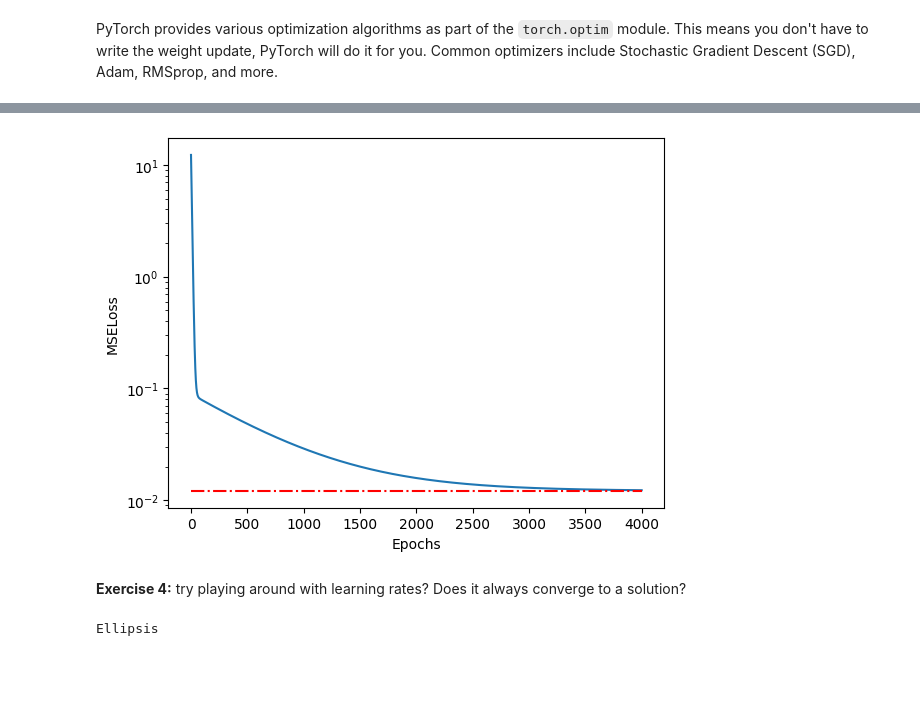
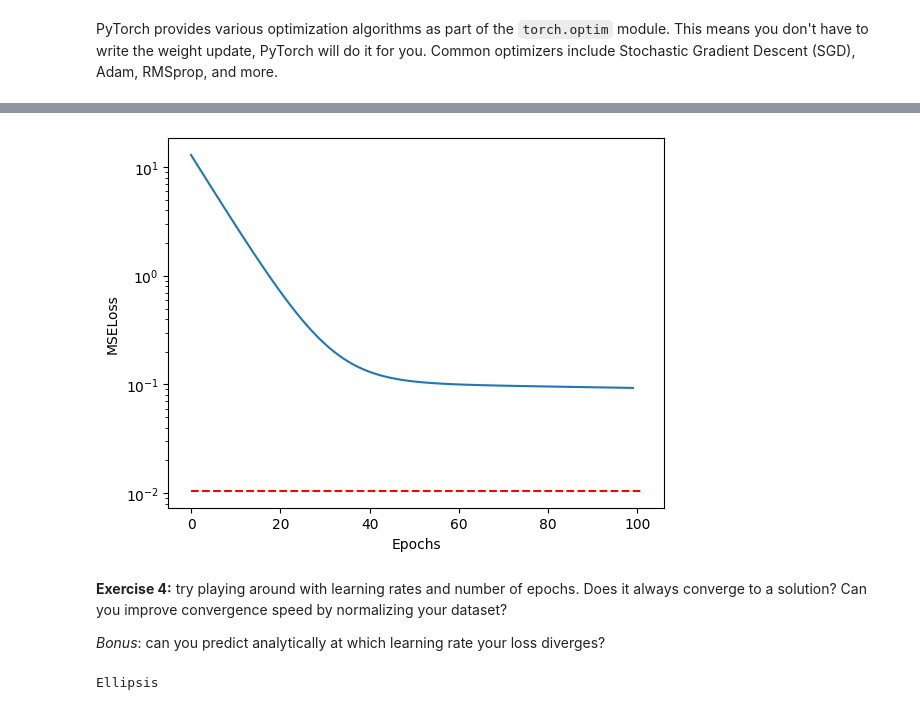
Before and after one commit to FedericoMilanesio/Unito-NeuralNetworks, a Jupyter notebook: notebooks/Lesson1.ipynb, the cells around one changed output, grey strips where cells are left out. Saved outputs shown, nothing was run; the diff lists cells and outputs as text; code cells hidden in the pictures; blank space fills up the shorter version.

```diff
--- a/notebooks/Lesson1.ipynb
+++ b/notebooks/Lesson1.ipynb
@@ -165,5 +171,3 @@ tensor(0.0121)
-# %%
-x.requires_grad = False
 # %% [markdown]
 ## Fitting with Gradient Descent
 # %% [markdown]
@@ -174,0 +181,3 @@ $ \dot b = - \mu \dfrac{\partial \mathcal{L}}{\partial b}$
+# %%
+def model(x, params):
+  return x * params[0] + params[1]      # y = x * a + b
@@ -181,7 +195,3 @@ tensor([0., 0.], requires_grad=True)
 print(params.grad)
 # %% [output]
 None
-# %%
-def model(x, params):
-  a, b = params                               # unpacks the array of parameters
-  return x * a + b
@@ -275,14 +287,14 @@ optimizer = torch.optim.SGD([params], lr=learning_rate)     # we initialize our
                                                             # and we pass the parameters we want to optimize as a list of Torch tensors
 
                                                             # in this case sgd we will be full batched (so not very stochastic)
-                                                            # we will see how to divide the dataset in batches next lesson
+                                                            # we will see how to divide the dataset in batches soon
 
 losses = []
-EPOCHS = 4000
+EPOCHS = 100
 
 for epoch in range(EPOCHS):
-
-  loss = mse(model(x, params), y)
+  y_hat = model(x, params)
+  loss = mse(y_hat, y)
   losses.append(float(loss))
 
   optimizer.zero_grad()   # setting gradients to zero
@@ -295,15 +307,17 @@ tensor([0.8782, 2.1826], requires_grad=True)
 # %%
 plt.plot(losses)
 plt.xlabel("Epochs")
 plt.ylabel("MSELoss")
 
-plt.hlines(y=float(best_mse), xmin = 0, xmax = len(losses) + 1, color = "red", linestyles = "-.")
+plt.hlines(y=float(best_mse), xmin = 0, xmax = len(losses) + 1, color = "red", linestyles = "--")
 
 plt.yscale("log")
 # %% [output]
-[figure, old version]
+[figure, new version]
 # %% [markdown]
-**Exercise 4:** try playing around with learning rates? Does it always converge to a solution?
+**Exercise 4:** try playing around with learning rates and number of epochs. Does it always converge to a solution? Can you improve convergence speed by normalizing your dataset?
+
+*Bonus*: can you predict analytically at which learning rate your loss diverges?
 # %%
 ...
 # %% [output]
```
Also changed, not shown: parts of 29 cells of this notebook.
